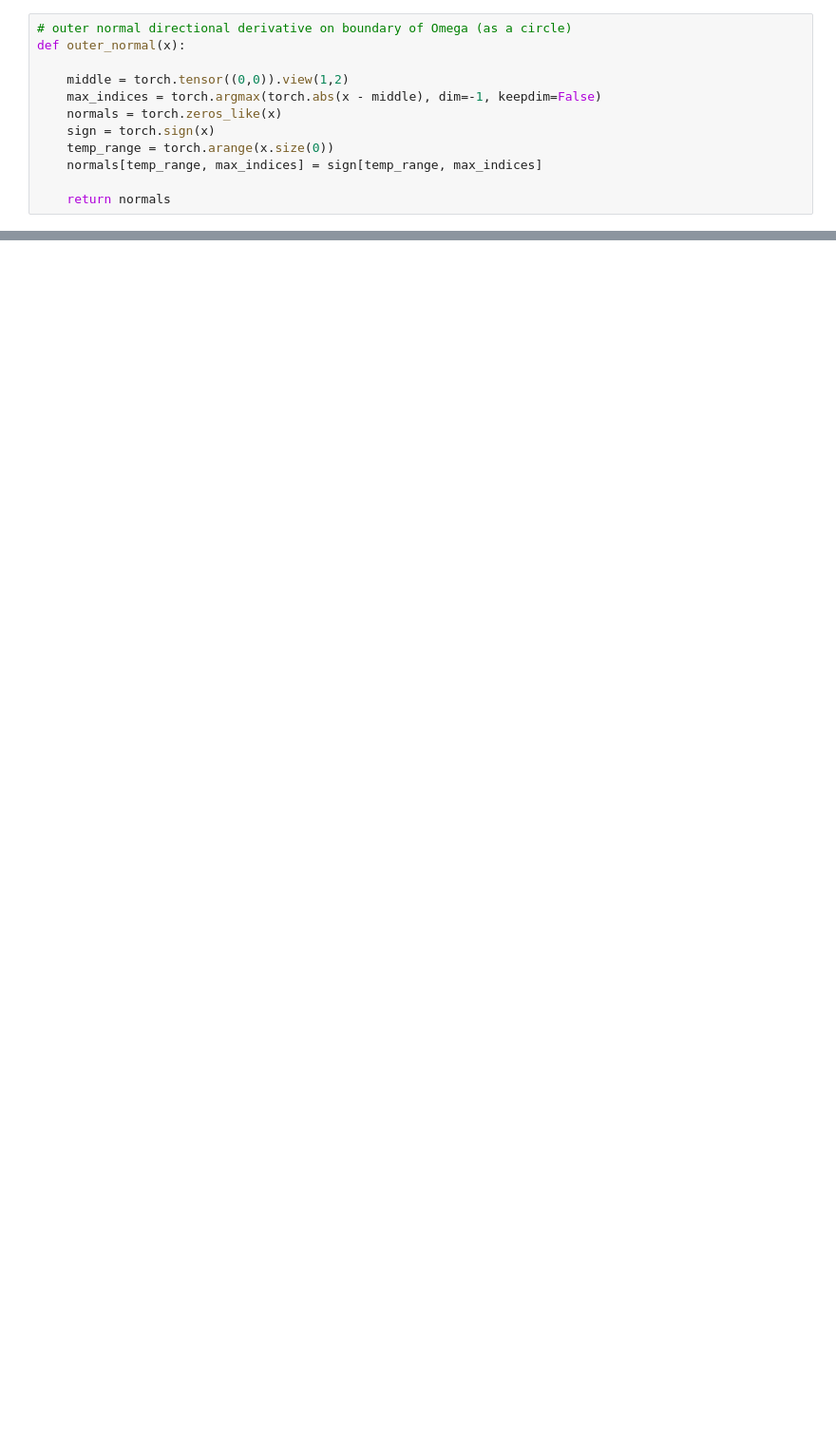
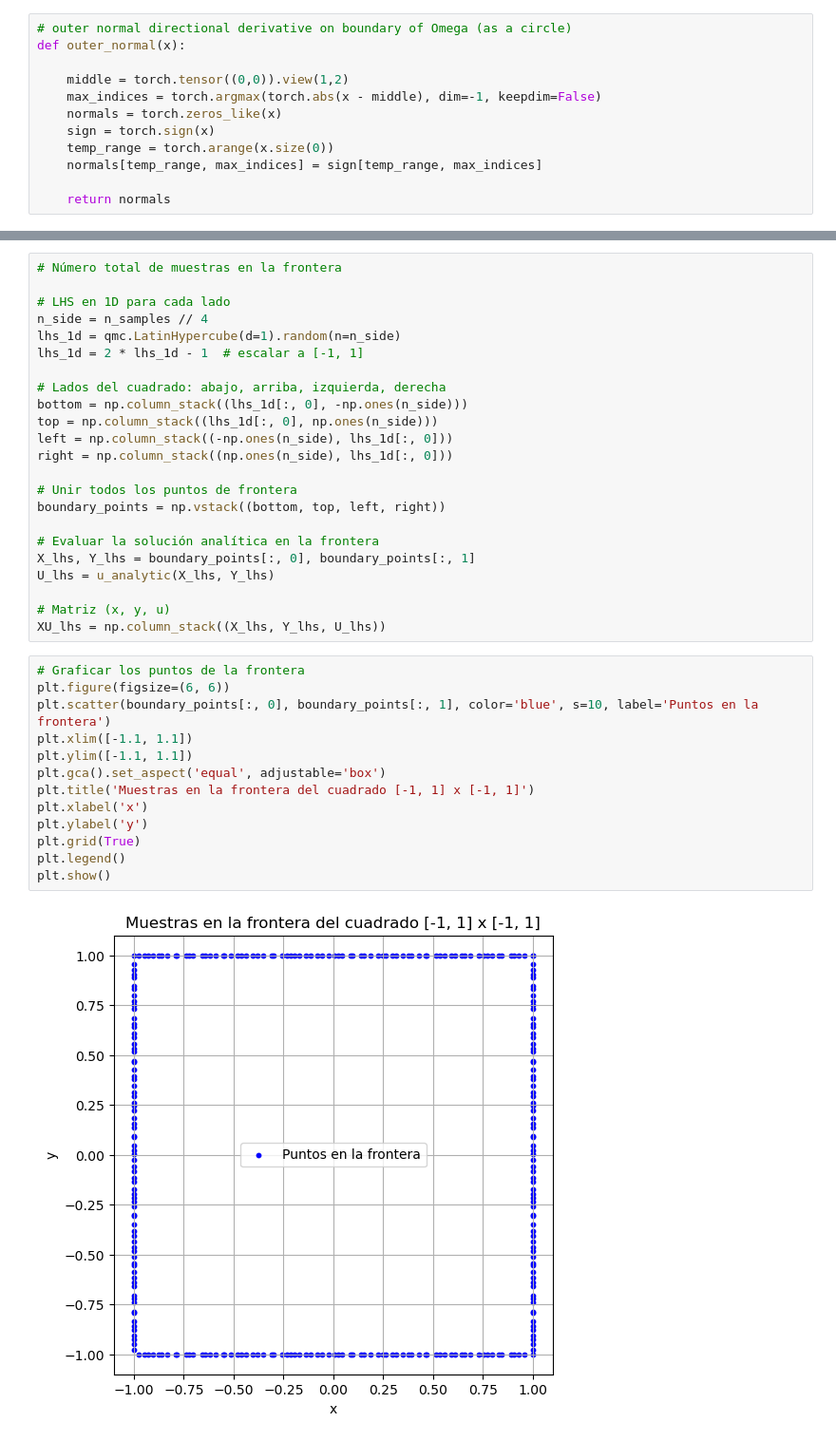
Before and after one commit to oscar-rincon/curso_bem, a Jupyter notebook: proyecto/test_problem_pibi_1.ipynb, the cells around one changed output, grey strips where cells are left out. Shown at 95% size. Saved outputs shown, nothing was run; the diff lists cells and outputs as text; blank space fills up the shorter version.

```diff
--- a/proyecto/test_problem_pibi_1.ipynb
+++ b/proyecto/test_problem_pibi_1.ipynb
@@ -205,0 +211,38 @@ plt.show()
+# %%
+# Número total de muestras en la frontera
+
+# LHS en 1D para cada lado
+n_side = n_samples // 4
+lhs_1d = qmc.LatinHypercube(d=1).random(n=n_side)
+lhs_1d = 2 * lhs_1d - 1  # escalar a [-1, 1]
+
+# Lados del cuadrado: abajo, arriba, izquierda, derecha
+bottom = np.column_stack((lhs_1d[:, 0], -np.ones(n_side)))
+top = np.column_stack((lhs_1d[:, 0], np.ones(n_side)))
+left = np.column_stack((-np.ones(n_side), lhs_1d[:, 0]))
+right = np.column_stack((np.ones(n_side), lhs_1d[:, 0]))
+
+# Unir todos los puntos de frontera
+boundary_points = np.vstack((bottom, top, left, right))
+
+# Evaluar la solución analítica en la frontera
+X_lhs, Y_lhs = boundary_points[:, 0], boundary_points[:, 1]
+U_lhs = u_analytic(X_lhs, Y_lhs)
+
+# Matriz (x, y, u)
+XU_lhs = np.column_stack((X_lhs, Y_lhs, U_lhs))
+# %%
+# Graficar los puntos de la frontera
+plt.figure(figsize=(6, 6))
+plt.scatter(boundary_points[:, 0], boundary_points[:, 1], color='blue', s=10, label='Puntos en la frontera')
+plt.xlim([-1.1, 1.1])
+plt.ylim([-1.1, 1.1])
+plt.gca().set_aspect('equal', adjustable='box')
+plt.title('Muestras en la frontera del cuadrado [-1, 1] x [-1, 1]')
+plt.xlabel('x')
+plt.ylabel('y')
+plt.grid(True)
+plt.legend()
+plt.show()
+# %% [output]
+[figure, added]
```
Also changed, not shown: parts of 18 cells of this notebook, 8 other files.
